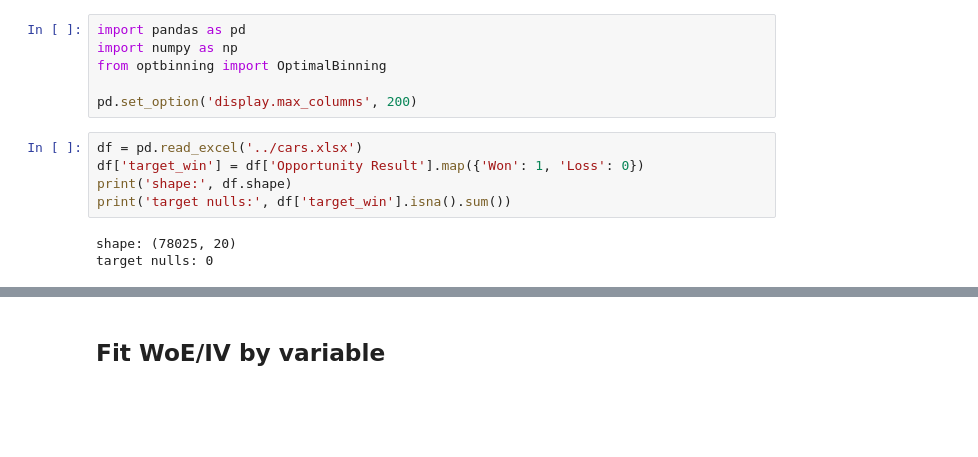
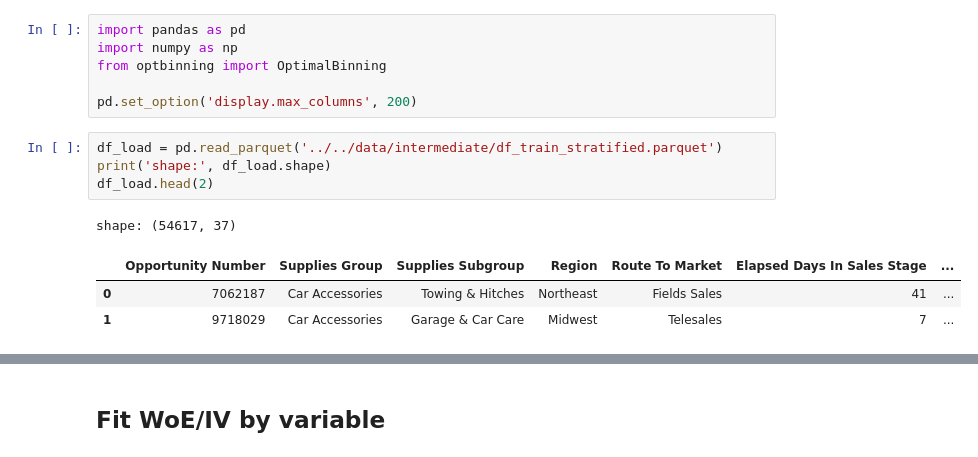
Before and after one commit to mrbungie/mib_cars_analysis, a Jupyter notebook: notebooks/3_discretization_and_bivariate_analysis/03_woe_iv_winloss.ipynb, the cells around one changed output, grey strips where cells are left out. Cells and saved outputs as stored; diff of their text form; blank space fills up the shorter version.

```diff
--- a/notebooks/3_discretization_and_bivariate_analysis/02_woe_iv_winloss.ipynb
+++ b/notebooks/3_discretization_and_bivariate_analysis/03_woe_iv_winloss.ipynb
@@ -9,10 +9,11 @@ from optbinning import OptimalBinning
 
 pd.set_option('display.max_columns', 200)
 # %%
-df = pd.read_excel('../cars.xlsx')
-df['target_win'] = df['Opportunity Result'].map({'Won': 1, 'Loss': 0})
-print('shape:', df.shape)
-print('target nulls:', df['target_win'].isna().sum())
+df_load = pd.read_parquet('../../data/intermediate/df_train_stratified.parquet')
+print('shape:', df_load.shape)
+df_load.head(2)
 # %% [output]
-shape: (78025, 20)
-target nulls: 0
+shape: (54617, 37)
+|  | Opportunity Number | Supplies Group | Supplies Subgroup | Region | Route To Market | Elapsed Days In Sales Stage | ... |
+| 0 | 7062187 | Car Accessories | Towing & Hitches | Northeast | Fields Sales | 41 | ... |
+| 1 | 9718029 | Car Accessories | Garage & Car Care | Midwest | Telesales | 7 | ... |
```
Also changed, not shown: parts of 2 cells of this notebook, 11 other files.
